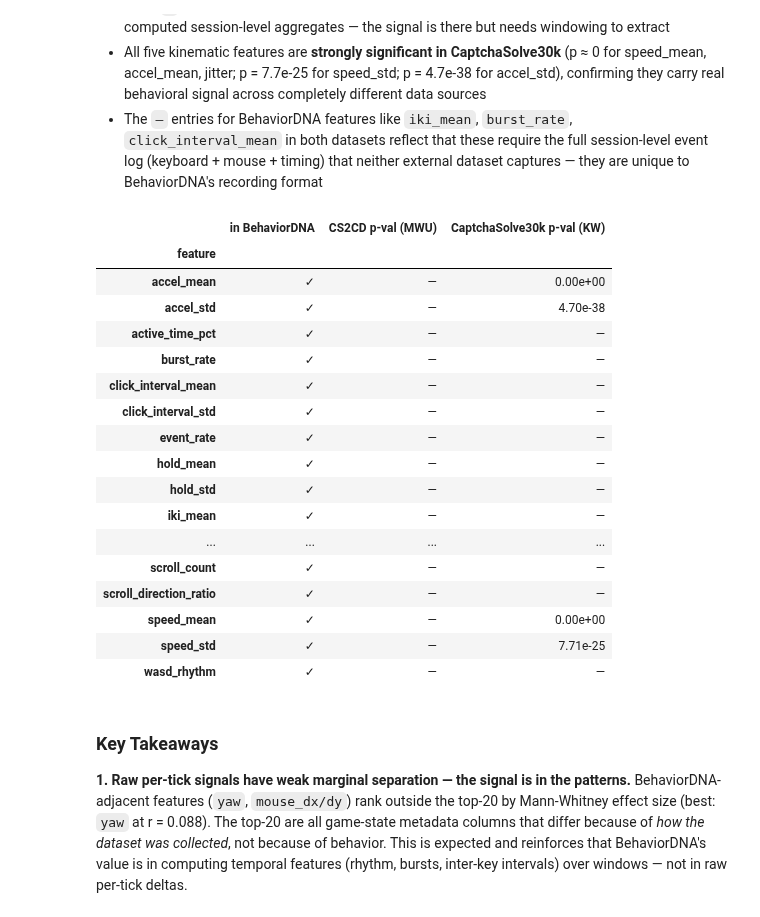
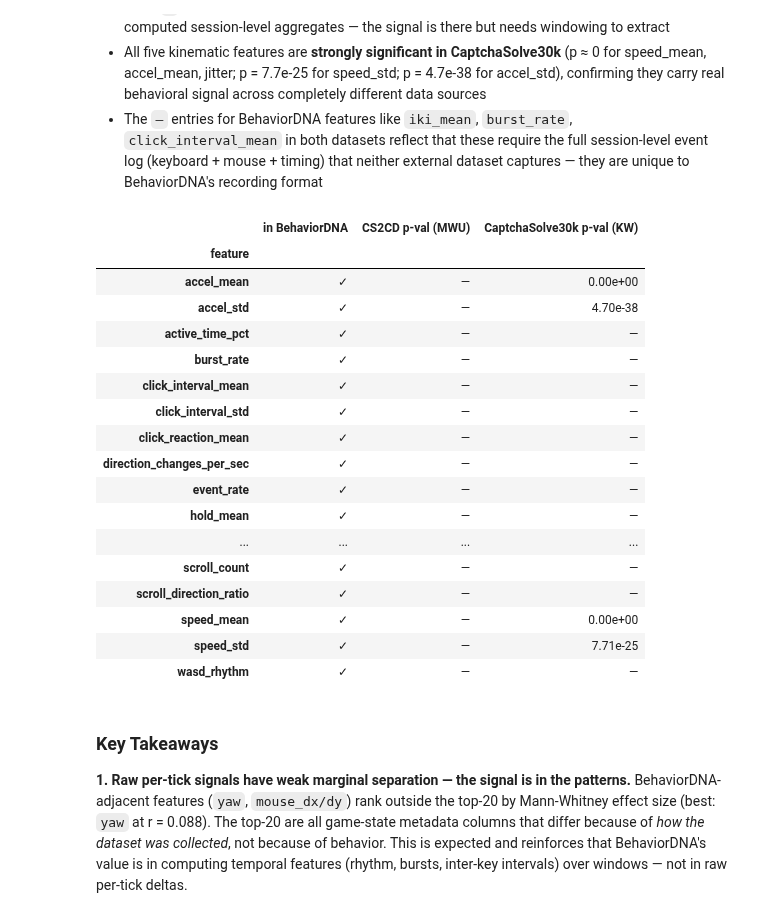
Before and after one commit to Lo1s/behaviorDNA, a Jupyter notebook: notebooks/07_behavioral_differentiation.ipynb, the cells around one changed output. Drawn from its saved outputs; the diff is of its cells as text; code cells hidden in the pictures.

```diff
--- a/notebooks/07_behavioral_differentiation.ipynb
+++ b/notebooks/07_behavioral_differentiation.ipynb
@@ -214,10 +238,20 @@ for col in num_cols:
     u_stat, p_val = stats.mannwhitneyu(a, b, alternative="two-sided")
     # Rank-biserial correlation as effect size: r = 1 - 2U/(n1*n2)
     effect = abs(1 - 2 * u_stat / (len(a) * len(b)))
-    results.append({"feature": col, "p_value": p_val, "effect_size": effect,
-                    "bdna_adjacent": col in BDNA_ADJACENT})
+    results.append(
+        {
+            "feature": col,
+            "p_value": p_val,
+            "effect_size": effect,
+            "bdna_adjacent": col in BDNA_ADJACENT,
+        }
+    )
 
-mw = pd.DataFrame(results).sort_values("effect_size", ascending=False).reset_index(drop=True)
+mw = (
+    pd.DataFrame(results)
+    .sort_values("effect_size", ascending=False)
+    .reset_index(drop=True)
+)
 
 top20 = mw.head(20).copy()
 top20["p_value"] = top20["p_value"].map("{:.2e}".format)
@@ -480,7 +526,9 @@ kw_results = []
 for feat in kinematic_features:
     groups = [cap[cap["game_type"] == gt][feat].dropna().values for gt in game_types]
     h_stat, p_val = stats.kruskal(*groups)
-    kw_results.append({"feature": feat, "H_statistic": round(h_stat, 2), "p_value": f"{p_val:.2e}"})
+    kw_results.append(
+        {"feature": feat, "H_statistic": round(h_stat, 2), "p_value": f"{p_val:.2e}"}
+    )
 
 print("\nKruskal-Wallis test — do kinematic features differ across game types?")
 pd.DataFrame(kw_results).set_index("feature")
@@ -556,35 +608,41 @@ Joins Mann-Whitney p-values (CS2CD cheat vs legit) and Kruskal-Wallis p-values (
 # %%
 # Build cross-dataset summary table
 kw_lookup = {r["feature"]: r["p_value"] for r in kw_results}
-mw_lookup  = dict(zip(
-    pd.DataFrame(results).sort_values("effect_size", ascending=False)["feature"],
-    pd.DataFrame(results).sort_values("effect_size", ascending=False)["p_value"].map("{:.2e}".format)
-))
+mw_lookup = dict(
+    zip(
+        pd.DataFrame(results).sort_values("effect_size", ascending=False)["feature"],
+        pd.DataFrame(results)
+        .sort_values("effect_size", ascending=False)["p_value"]
+        .map("{:.2e}".format),
+    )
+)
 
 all_feats = sorted(set(FEATURE_COLS) | set(kinematic_features))
 summary_rows = []
 for f in all_feats:
-    summary_rows.append({
-        "feature":              f,
-        "in BehaviorDNA":       "✓" if f in FEATURE_COLS else "",
-        "CS2CD p-val (MWU)":    mw_lookup.get(f, "—"),
-        "CaptchaSolve30k p-val (KW)": kw_lookup.get(f, "—"),
-    })
+    summary_rows.append(
+        {
+            "feature": f,
+            "in BehaviorDNA": "✓" if f in FEATURE_COLS else "",
+            "CS2CD p-val (MWU)": mw_lookup.get(f, "—"),
+            "CaptchaSolve30k p-val (KW)": kw_lookup.get(f, "—"),
+        }
+    )
 
 pd.DataFrame(summary_rows).set_index("feature")
 # %% [output]
 |  | in BehaviorDNA | CS2CD p-val (MWU) | CaptchaSolve30k p-val (KW) |
 | feature |  |  |  |
 | accel_mean | ✓ | — | 0.00e+00 |
 | accel_std | ✓ | — | 4.70e-38 |
 | active_time_pct | ✓ | — | — |
 | burst_rate | ✓ | — | — |
 | click_interval_mean | ✓ | — | — |
 | click_interval_std | ✓ | — | — |
+| click_reaction_mean | ✓ | — | — |
+| direction_changes_per_sec | ✓ | — | — |
 | event_rate | ✓ | — | — |
 | hold_mean | ✓ | — | — |
-| hold_std | ✓ | — | — |
-| iki_mean | ✓ | — | — |
 | ... | ... | ... | ... |
 | scroll_count | ✓ | — | — |
 | scroll_direction_ratio | ✓ | — | — |
```
Also changed, not shown: parts of 10 cells of this notebook, 5 other files.
